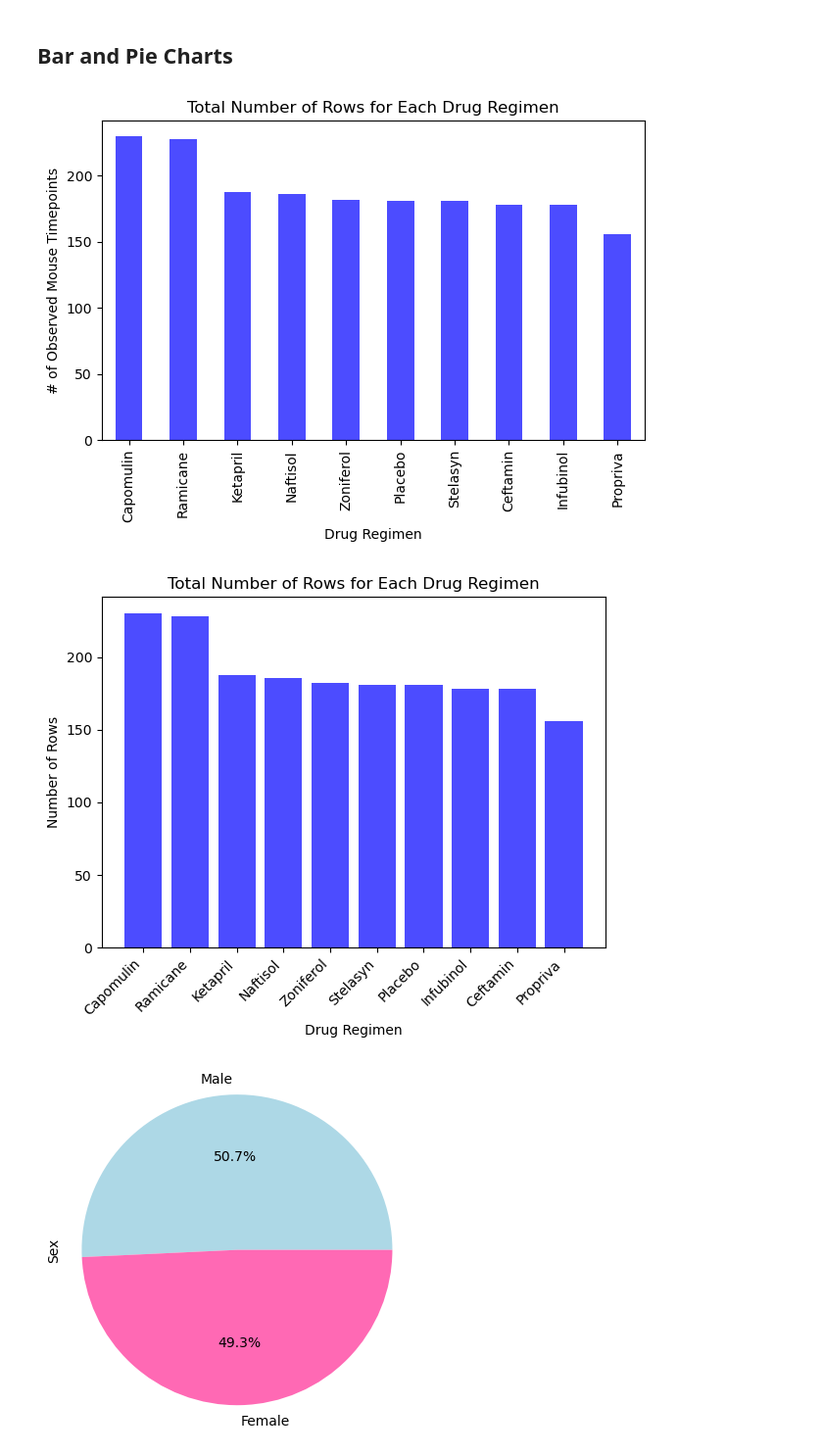
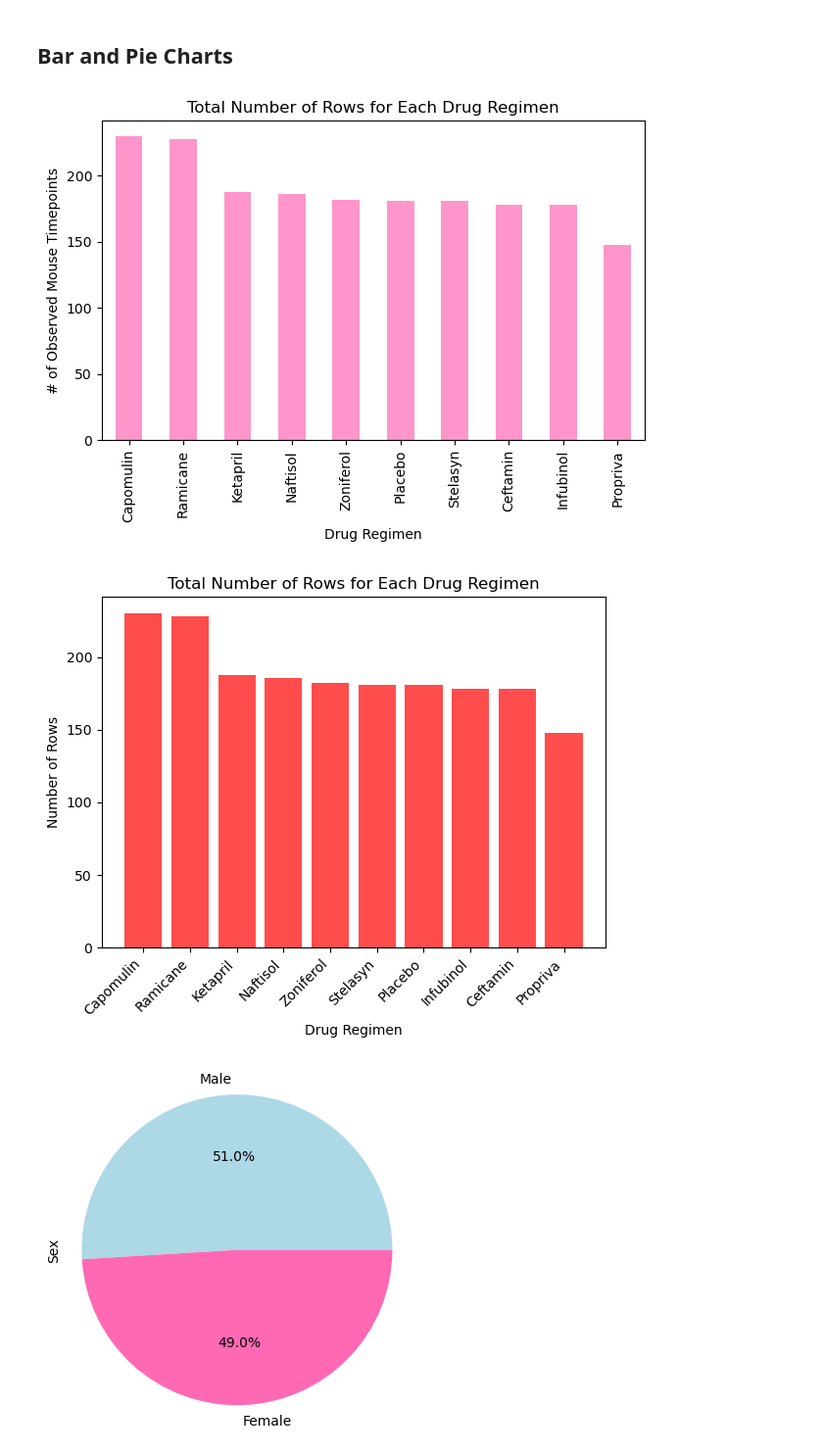
Before and after one commit to Buriteni/matplot-challenge, a Jupyter notebook: matplot.challenge/Pymaceuticals/pymaceuticals_starter.ipynb, the cells around one changed output. Shown at 98% size. Cells and saved outputs as stored; diff of their text form; code cells hidden in the pictures.

```diff
--- a/matplot.challenge/Pymaceuticals/pymaceuticals_starter.ipynb
+++ b/matplot.challenge/Pymaceuticals/pymaceuticals_starter.ipynb
@@ -55,7 +55,7 @@ array(['g989'], dtype=object)
 # Optional: Get all the data for the duplicate mouse ID.
 # %%
 # Create a clean DataFrame by dropping the duplicate mouse by its ID.
-clean_mousedata = mouse_metadata_df.drop_duplicates(subset=["Mouse ID", 'Timepoint'])
+clean_mousedata = mouse_metadata_df[mouse_metadata_df['Mouse ID']!= "g989"]
 clean_mousedata.head()
 # %% [output]
 |  | Mouse ID | Timepoint | Tumor Volume (mm3) | Metastatic Sites | Drug Regimen | Sex | Age_months | ... |
@@ -133,7 +132,7 @@ summary_stats
 # Generate a bar plot showing the total number of rows (Mouse ID/Timepoints) for each drug regimen using Pandas.
 drug_regimen_counts = clean_mousedata.groupby('Drug Regimen').size()
 drug_regimen_counts = drug_regimen_counts.sort_values(ascending=False)
-drug_regimen_counts.plot(kind='bar', color='blue', alpha=0.7)
+drug_regimen_counts.plot(kind='bar', color='hotpink', alpha=0.7)
 plt.xlabel('Drug Regimen')
 plt.ylabel('# of Observed Mouse Timepoints')
 plt.title('Total Number of Rows for Each Drug Regimen')
@@ -141,23 +140,23 @@ plt.title('Total Number of Rows for Each Drug Regimen')
 plt.tight_layout()
 plt.show()
 # %% [output]
-[figure, old version]
+[figure, new version]
 # %%
 # Generate a bar plot showing the total number of rows (Mouse ID/Timepoints) for each drug regimen using pyplot.
 drug_regimen_counts = clean_mousedata['Drug Regimen'].value_counts()
 drug_regimens = drug_regimen_counts.index
 counts = drug_regimen_counts.values
 plt.figure(figsize=(6, 5))
-plt.bar(drug_regimens, counts, color='blue', alpha=0.7)
+plt.bar(drug_regimens, counts, color='red', alpha=0.7)
 plt.xlabel('Drug Regimen')
 plt.ylabel('Number of Rows')
 plt.title('Total Number of Rows for Each Drug Regimen')
 plt.xticks(rotation=45, ha='right')
 
 plt.tight_layout()
 plt.show()
 # %% [output]
-[figure, old version]
+[figure, new version]
 # %%
 # Generate a pie plot showing the distribution of female versus male mice using Pandas
 gender_distribution = clean_mousedata['Sex'].value_counts()
```
Also changed, not shown: parts of 19 cells of this notebook, 1 other file.
